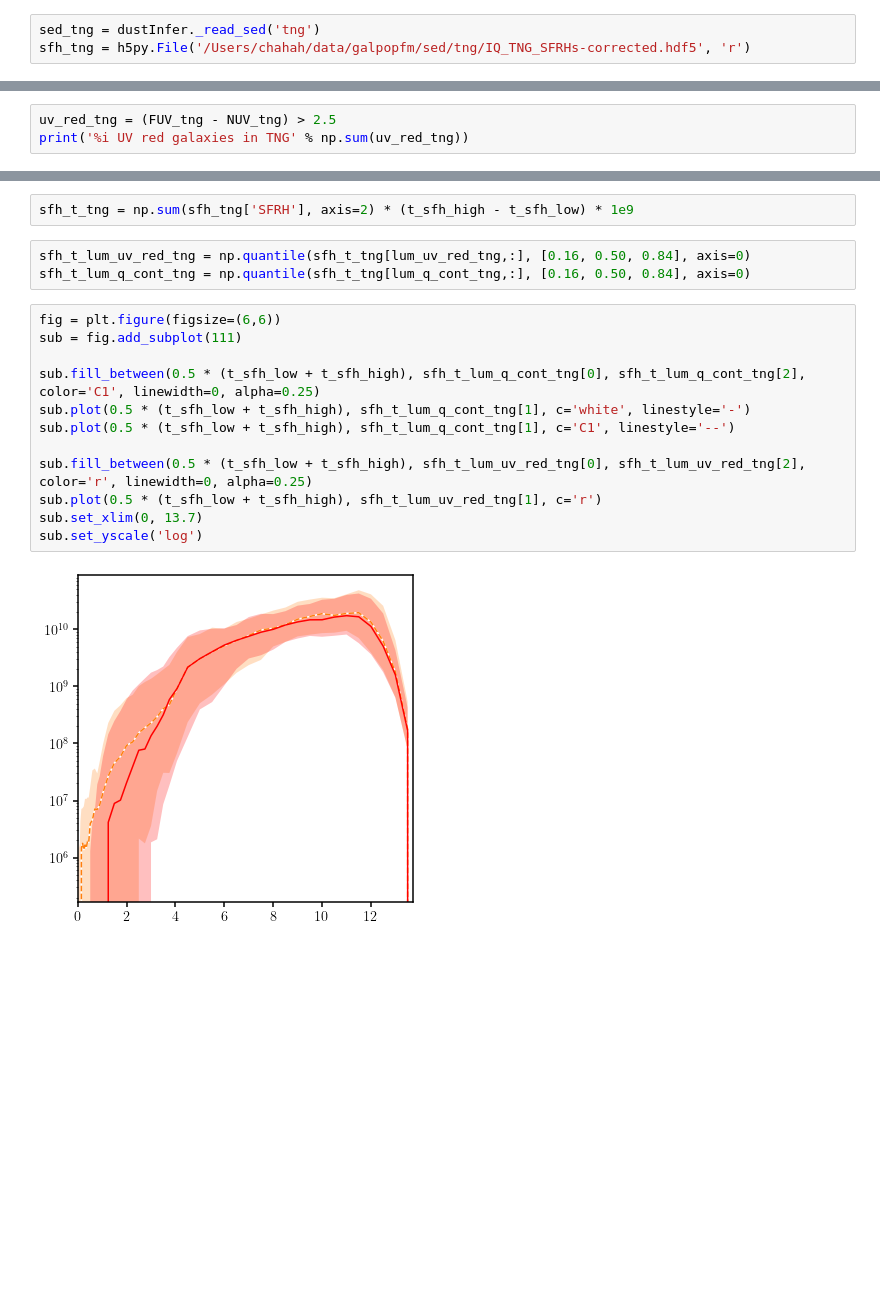
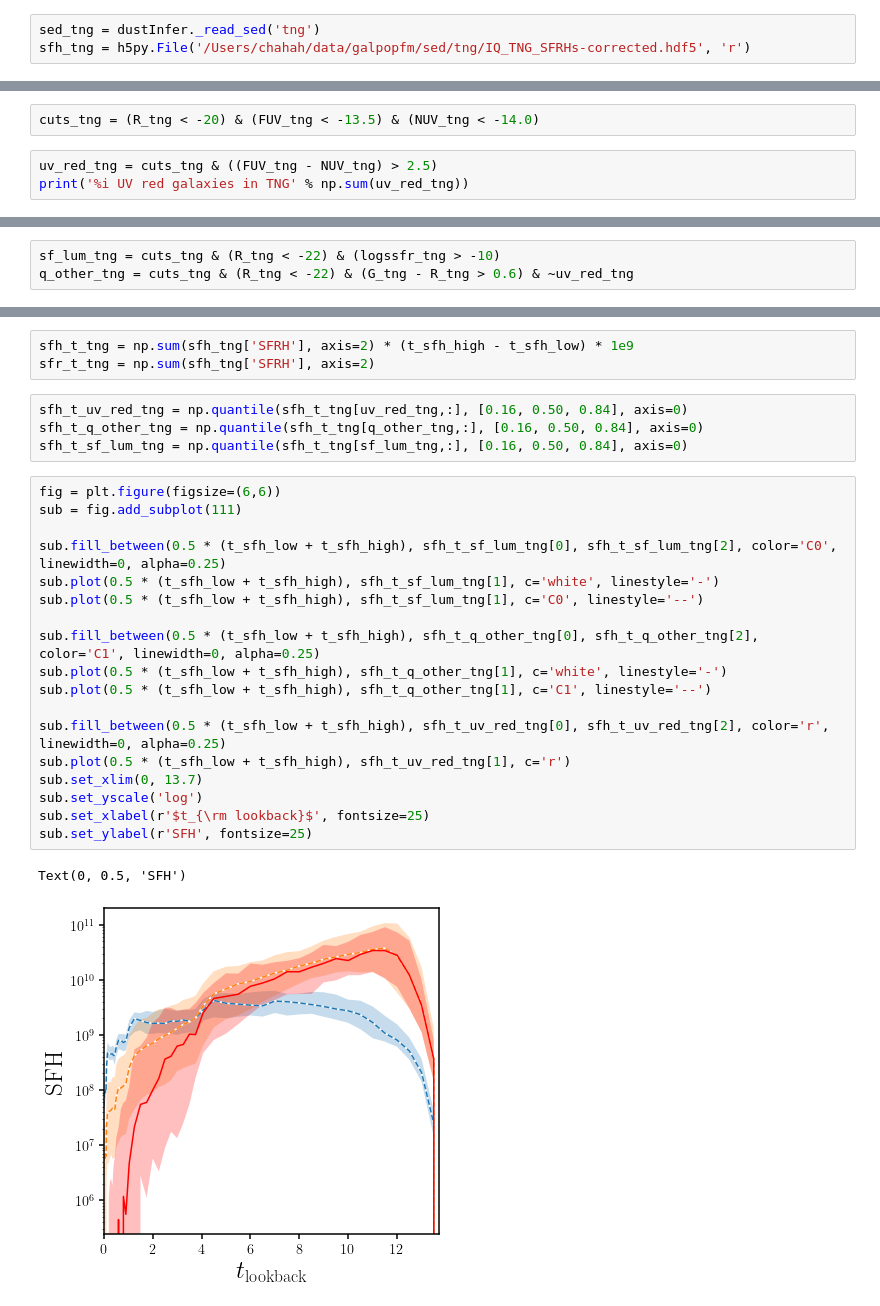
Before and after one commit to IQcollaboratory/galpopFM, a Jupyter notebook: nb/uv_red_sfh.ipynb, the cells around one changed output, grey strips where cells are left out. Drawn from its saved outputs; the diff is of its cells as text; blank space fills up the shorter version.

```diff
--- a/nb/uv_red_sfh.ipynb
+++ b/nb/uv_red_sfh.ipynb
@@ -142,4 +168,6 @@ R_tng = measureObs.AbsMag_sed(sed_tng['wave'], sed_tng['sed_noneb'], band='r_sds
+# %%
+cuts_tng = (R_tng < -20) & (FUV_tng < -13.5) & (NUV_tng < -14.0)
 # %%
-uv_red_tng = (FUV_tng - NUV_tng) > 2.5
+uv_red_tng = cuts_tng & ((FUV_tng - NUV_tng) > 2.5)
 print('%i UV red galaxies in TNG' % np.sum(uv_red_tng))
 # %% [output]
@@ -147,3 +175,6 @@ print('%i UV red galaxies in TNG' % np.sum(uv_red_tng))
+# %%
+sf_lum_tng = cuts_tng & (R_tng < -22) & (logssfr_tng > -10)
+q_other_tng = cuts_tng & (R_tng < -22) & (G_tng - R_tng > 0.6) & ~uv_red_tng
 # %%
 fig = plt.figure(figsize=(6,6))
 sub = fig.add_subplot(111)
@@ -179,20 +195,29 @@ sub.set_ylim(-6.2, 4)
 # %%
 sfh_t_tng = np.sum(sfh_tng['SFRH'], axis=2) * (t_sfh_high - t_sfh_low) * 1e9
+sfr_t_tng = np.sum(sfh_tng['SFRH'], axis=2)
 # %%
-sfh_t_lum_uv_red_tng = np.quantile(sfh_t_tng[lum_uv_red_tng,:], [0.16, 0.50, 0.84], axis=0)
-sfh_t_lum_q_cont_tng = np.quantile(sfh_t_tng[lum_q_cont_tng,:], [0.16, 0.50, 0.84], axis=0)
+sfh_t_uv_red_tng = np.quantile(sfh_t_tng[uv_red_tng,:], [0.16, 0.50, 0.84], axis=0)
+sfh_t_q_other_tng = np.quantile(sfh_t_tng[q_other_tng,:], [0.16, 0.50, 0.84], axis=0)
+sfh_t_sf_lum_tng = np.quantile(sfh_t_tng[sf_lum_tng,:], [0.16, 0.50, 0.84], axis=0)
 # %%
 fig = plt.figure(figsize=(6,6))
 sub = fig.add_subplot(111)
 
-sub.fill_between(0.5 * (t_sfh_low + t_sfh_high), sfh_t_lum_q_cont_tng[0], sfh_t_lum_q_cont_tng[2], color='C1', linewidth=0, alpha=0.25)
-sub.plot(0.5 * (t_sfh_low + t_sfh_high), sfh_t_lum_q_cont_tng[1], c='white', linestyle='-')
-sub.plot(0.5 * (t_sfh_low + t_sfh_high), sfh_t_lum_q_cont_tng[1], c='C1', linestyle='--')
+sub.fill_between(0.5 * (t_sfh_low + t_sfh_high), sfh_t_sf_lum_tng[0], sfh_t_sf_lum_tng[2], color='C0', linewidth=0, alpha=0.25)
+sub.plot(0.5 * (t_sfh_low + t_sfh_high), sfh_t_sf_lum_tng[1], c='white', linestyle='-')
+sub.plot(0.5 * (t_sfh_low + t_sfh_high), sfh_t_sf_lum_tng[1], c='C0', linestyle='--')
 
-sub.fill_between(0.5 * (t_sfh_low + t_sfh_high), sfh_t_lum_uv_red_tng[0], sfh_t_lum_uv_red_tng[2], color='r', linewidth=0, alpha=0.25)
-sub.plot(0.5 * (t_sfh_low + t_sfh_high), sfh_t_lum_uv_red_tng[1], c='r')
+sub.fill_between(0.5 * (t_sfh_low + t_sfh_high), sfh_t_q_other_tng[0], sfh_t_q_other_tng[2], color='C1', linewidth=0, alpha=0.25)
+sub.plot(0.5 * (t_sfh_low + t_sfh_high), sfh_t_q_other_tng[1], c='white', linestyle='-')
+sub.plot(0.5 * (t_sfh_low + t_sfh_high), sfh_t_q_other_tng[1], c='C1', linestyle='--')
+
+sub.fill_between(0.5 * (t_sfh_low + t_sfh_high), sfh_t_uv_red_tng[0], sfh_t_uv_red_tng[2], color='r', linewidth=0, alpha=0.25)
+sub.plot(0.5 * (t_sfh_low + t_sfh_high), sfh_t_uv_red_tng[1], c='r')
 sub.set_xlim(0, 13.7)
 sub.set_yscale('log')
+sub.set_xlabel(r'$t_{\rm lookback}$', fontsize=25)
+sub.set_ylabel(r'SFH', fontsize=25)
 # %% [output]
+Text(0, 0.5, 'SFH')
-[figure, old version]
+[figure, new version]
 # %%
```
Also changed, not shown: parts of 24 cells of this notebook.
